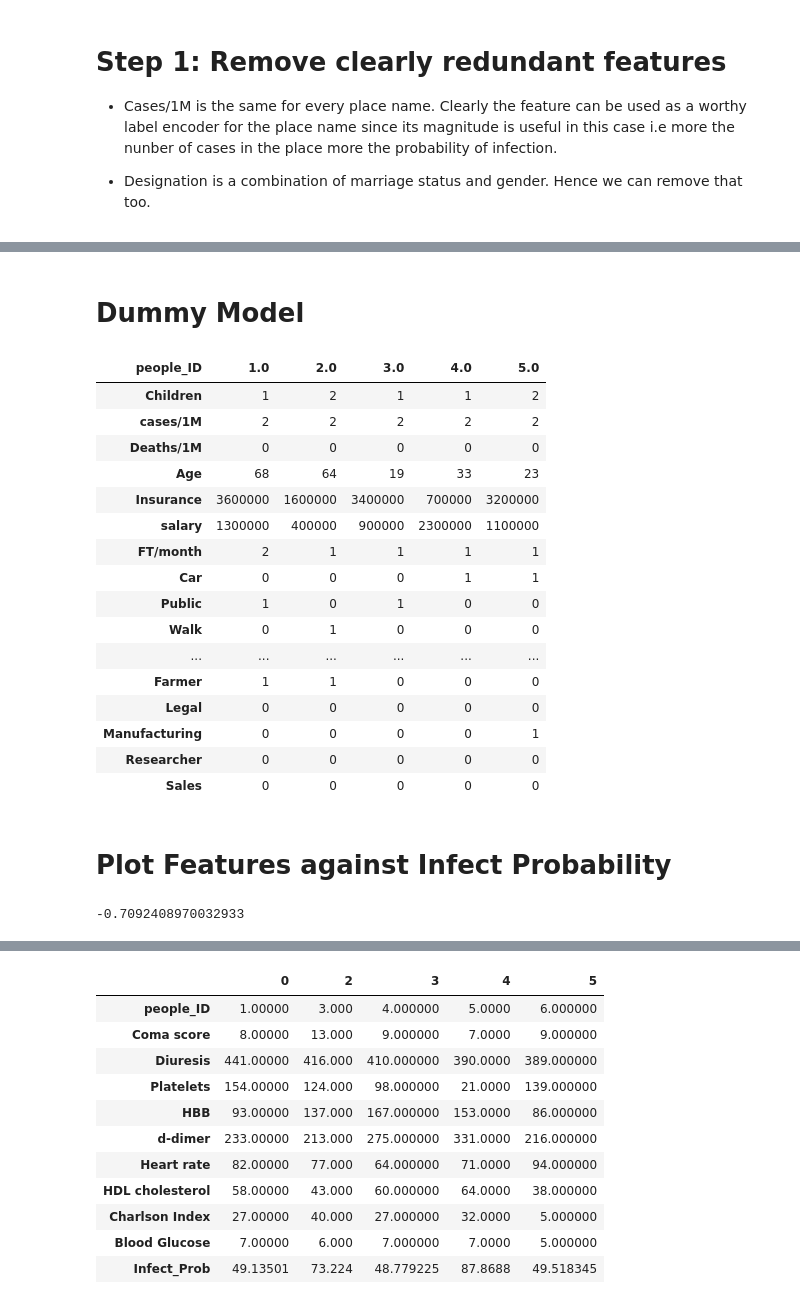
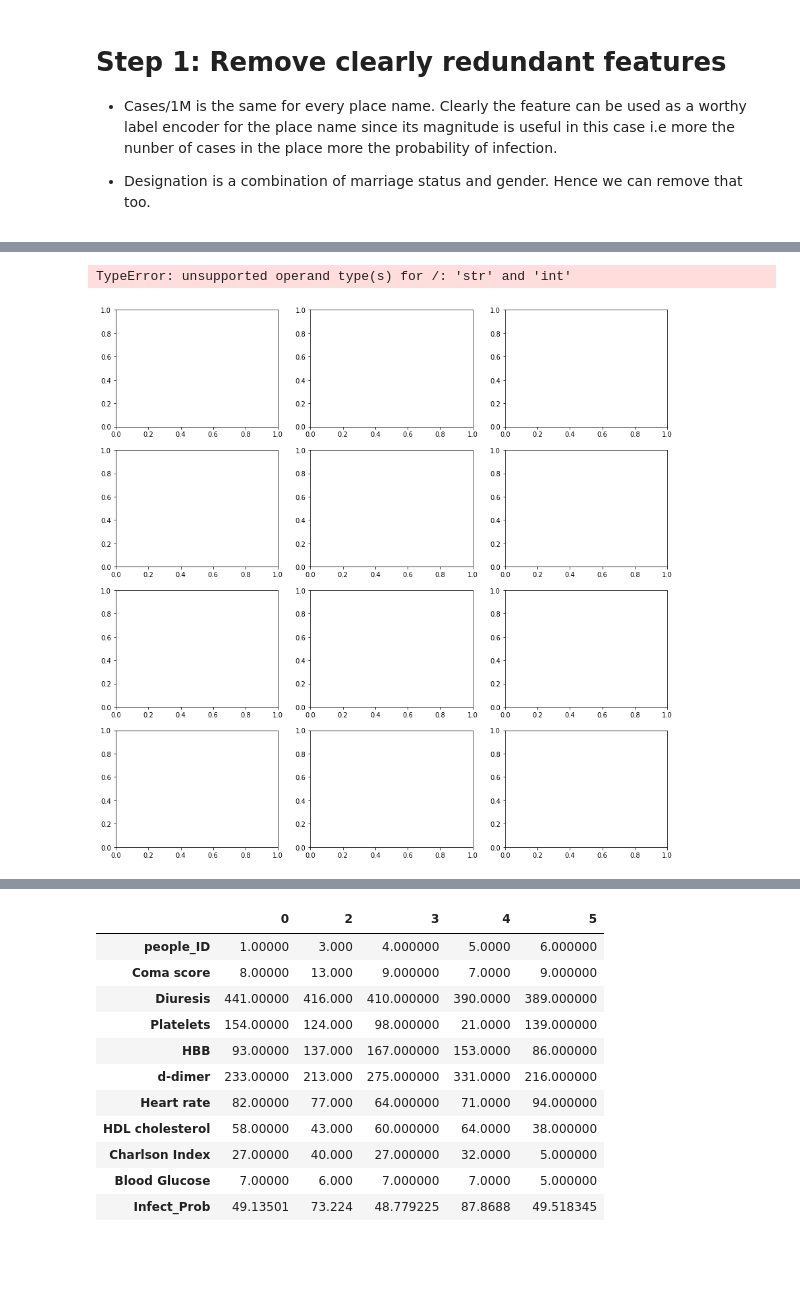
Before and after one commit to aryamansriram/Flipr_Hack, a Jupyter notebook: Flipr_Hack_EDA.ipynb, the cells around one changed output, grey strips where cells are left out. Cells and saved outputs as stored; diff of their text form; code cells hidden in the pictures; blank space fills up the shorter version.

```diff
--- a/Flipr_Hack_EDA.ipynb
+++ b/Flipr_Hack_EDA.ipynb
@@ -162,7 +162,7 @@ normie_df.head().transpose()
 
 * Designation is a combination of marriage status and gender. Hence we can remove that too.
 # %%
-xnormie_df = normie_df.drop(labels=["Name"],axis=1)
+normie_df = normie_df.drop(labels=["Name"],axis=1)
 # %%
 normie_df.head().transpose()
 # %% [output]
@@ -182,6 +182,8 @@ normie_df.head().transpose()
 | salary | 1300000 | 400000 | 900000 | 2300000 | 1100000 |
 | FT/month | 2 | 1 | 1 | 1 | 1 |
 | Infect_Prob | 49.135 | 51.1479 | 73.224 | 48.7792 | 87.8688 |
+# %%
+normie_df = normie_df.drop(labels=["Region"],axis=1)
 # %%
 normie_df = normie_df.dropna()
 # %%
@@ -208,6 +210,6 @@ def transform(data,indices,choice=None):
     return new_df,col_names
 # %%
-new_df,col_names = transform(normie_df,[2,3,6,5,9],0)
+#new_df,col_names = transform(clone,[0,1,3,4,7],0)
 clone = normie_df.copy()
 # %%
 ### IF ENCODING IS NUMERIC #####
@@ -249,54 +317,11 @@ clone.head().transpose()
-# %%
-clone = clone.drop(["Region"],axis=1)
-clone_labs = clone["Infect_Prob"]
-clone = clone.drop(labels=["Infect_Prob"],axis=1)
-# %% [markdown]
-# Dummy Model
-# %%
-#clone = clone.set_index("people_ID")
-from sklearn.model_selection import train_test_split
-X_train,X_test,Y_train,Y_test = train_test_split(clone,clone_labs)
-# %% [output]
-| people_ID | 1.0 | 2.0 | 3.0 | 4.0 | 5.0 |
-| Children | 1 | 2 | 1 | 1 | 2 |
-| cases/1M | 2 | 2 | 2 | 2 | 2 |
-| Deaths/1M | 0 | 0 | 0 | 0 | 0 |
-| Age | 68 | 64 | 19 | 33 | 23 |
-| Insurance | 3600000 | 1600000 | 3400000 | 700000 | 3200000 |
-| salary | 1300000 | 400000 | 900000 | 2300000 | 1100000 |
-| FT/month | 2 | 1 | 1 | 1 | 1 |
-| Car | 0 | 0 | 0 | 1 | 1 |
-| Public | 1 | 0 | 1 | 0 | 0 |
-| Walk | 0 | 1 | 0 | 0 | 0 |
-| ... | ... | ... | ... | ... | ... |
-| Farmer | 1 | 1 | 0 | 0 | 0 |
-| Legal | 0 | 0 | 0 | 0 | 0 |
-| Manufacturing | 0 | 0 | 0 | 0 | 1 |
-| Researcher | 0 | 0 | 0 | 0 | 0 |
-| Sales | 0 | 0 | 0 | 0 | 0 |
-# %% [markdown]
-# Plot Features against Infect Probability
-# %%
-from sklearn.tree import DecisionTreeRegressor
-from sklearn.svm import SVR
-from sklearn.ensemble import RandomForestRegressor
-model1 = DecisionTreeRegressor()
-#model2 = SVR(kernel="poly")
-model3 = RandomForestRegressor(n_estimators=10)
-model3.fit(X_train,Y_train)
-y_pred = model3.predict(X_test)
-from sklearn.metrics import r2_score
-r2_score(y_pred,Y_test)
-# %% [output]
--0.7092408970032933
 # %%
-def plot_corrs(dframe,dim1,dim2,label="Infec_Prob"):
-    fig,ax = plt.subplots(dim1,dim2,figsize=(15,15))
-    count = 1
-    for i in range(dim1):
-        for j in range(dim2):
-            ax[i,j].scatter(dframe.iloc[:,count],dframe.iloc[:,-1])
-            ax[i,j].set_xlabel(dframe.columns[count])
-            ax[i,j].set_ylabel(label)
-
-            count+=1
+fig,ax = plt.subplots(4,3,figsize=(15,15))
+count = 1
+for i in range(4):
+    for j in range(3):
+        sns.distplot(clone.iloc[:,count],ax=ax[i,j])
+        #ax[i,j].set_title(clone.columns[count])
+        count+=1
+# %% [output]
+TypeError: unsupported operand type(s) for /: 'str' and 'int'
+[figure, added]
```
Also changed, not shown: parts of 35 cells of this notebook.
